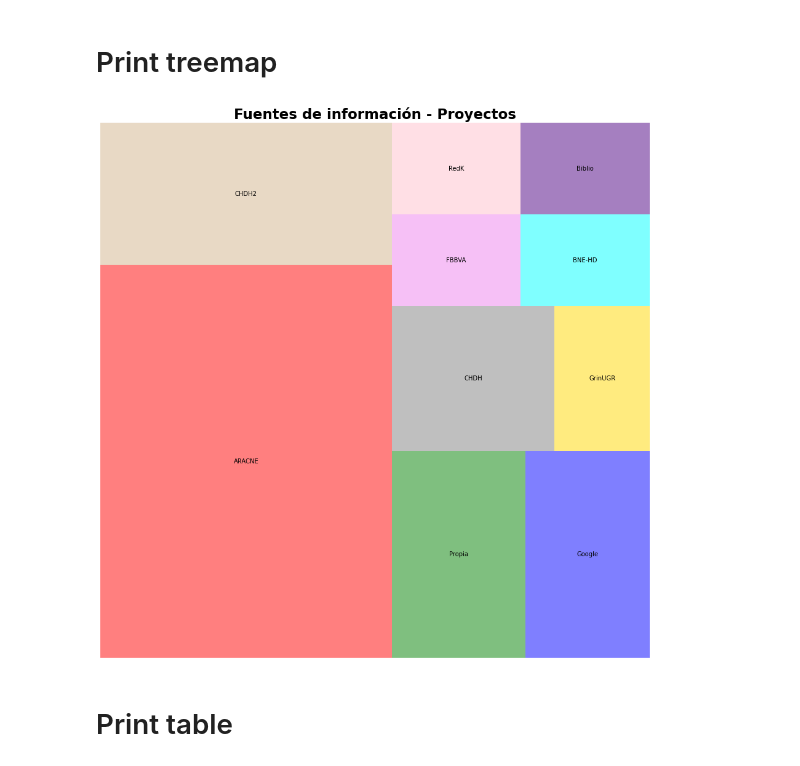
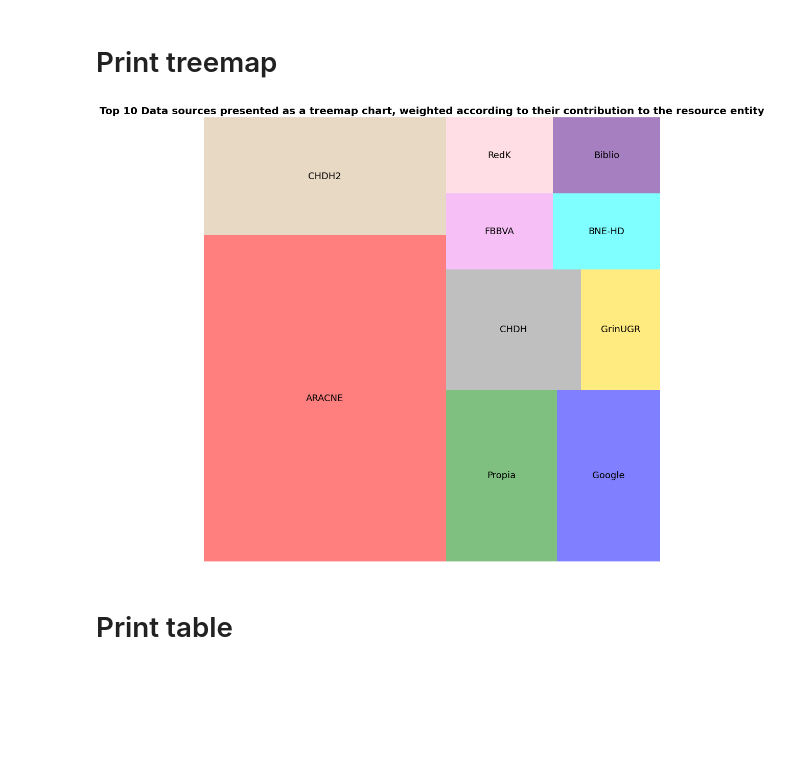
Before and after one commit to linhd-postdata/desir, a Jupyter notebook: Fig. 3. Data sources contribution to the resource entity.ipynb, the cells around one changed output. Cells and saved outputs as stored; diff of their text form; code cells hidden in the pictures; blank space fills up the shorter version.

Commit message:
Update fig 3 fontsize

```diff
--- a/Fig. 3. Data sources contribution to the resource entity.ipynb
+++ b/Fig. 3. Data sources contribution to the resource entity.ipynb
@@ -61,16 +61,16 @@ import squarify
 # %%
 #Create our plot and resize it.
 fig = plt.gcf()
 ax = fig.add_subplot()
 fig.set_size_inches(16, 16)
 colors = ["red", "tan", "green", "blue", "grey", "gold", "violet", "pink", "cyan", "indigo"]
-squarify.plot(sizes=corrected_dict.values(), label=corrected_dict.keys(), color=colors, alpha=.5, text_kwargs={'fontsize':10})
-plt.title("Fuentes de información - Proyectos",fontsize=23,fontweight="bold")
+squarify.plot(sizes=corrected_dict.values(), label=corrected_dict.keys(), color=colors, alpha=.5, text_kwargs={'fontsize':18})
+plt.title("Top 10 Data sources presented as a treemap chart, weighted according to their contribution to the resource entity",fontsize=20,fontweight="bold")
 
 plt.axis('off')
 plt.show()
 # %% [output]
-[figure, old version]
+[figure, new version]
 # %% [markdown]
 # Print table
 # %%
```
